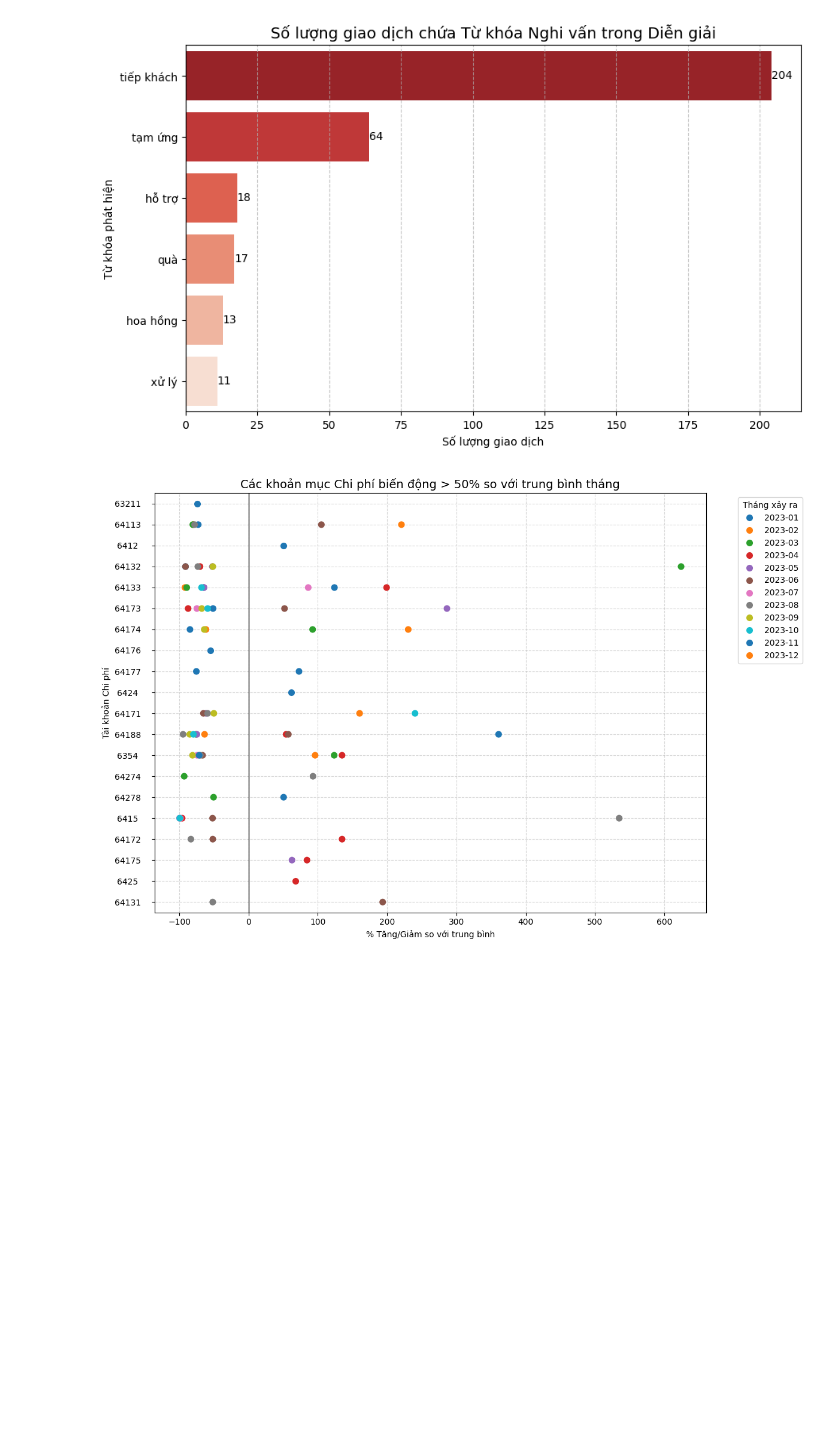
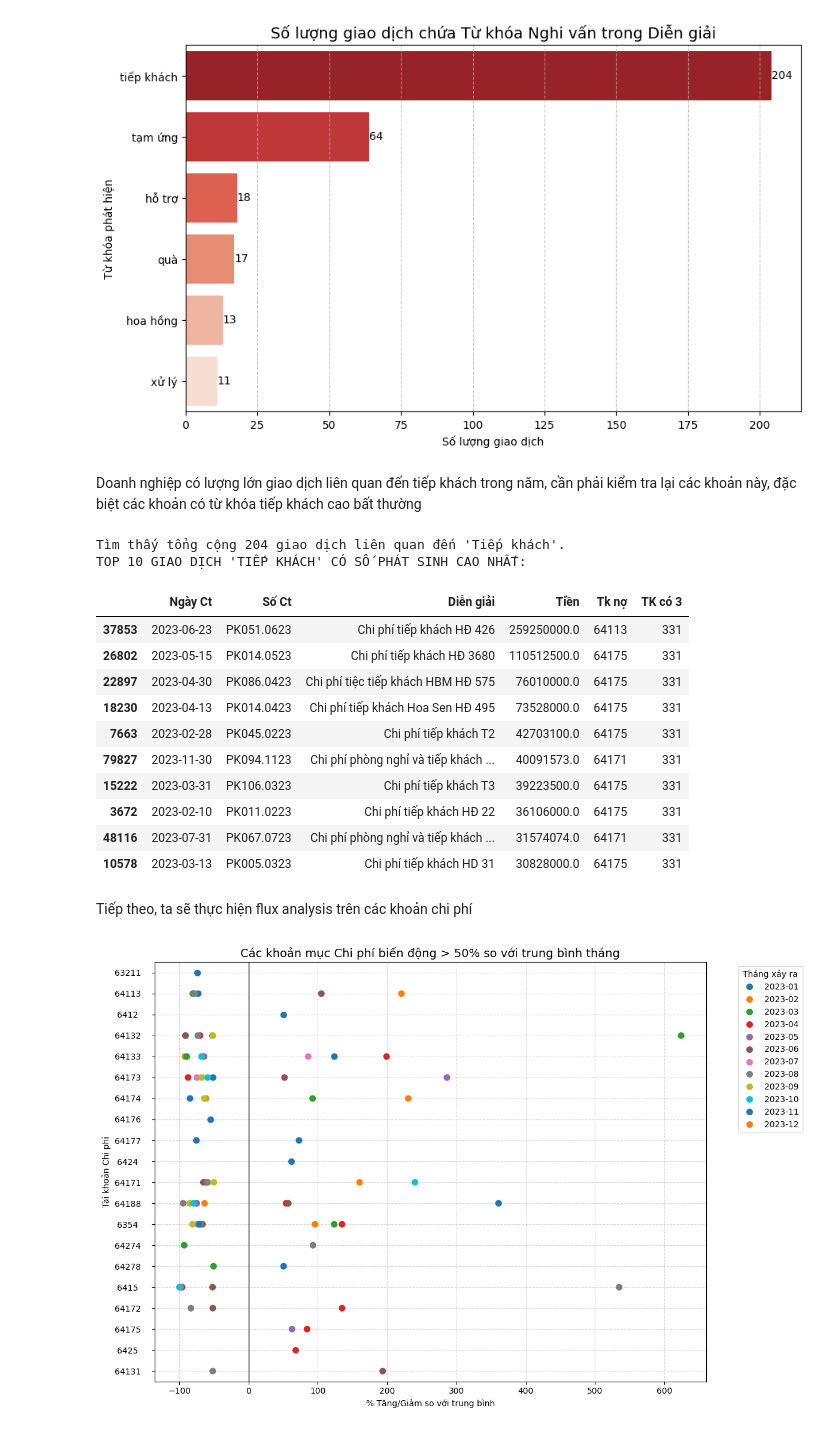
Before and after one commit to jstakiz/ENTERPRISE-FINANCIAL-ANOMALY-DETECTION, a Jupyter notebook: Codex.ipynb, the cells around one changed output. Saved outputs shown, nothing was run; the diff lists cells and outputs as text; code cells hidden in the pictures; blank space fills up the shorter version.

```diff
--- a/Codex.ipynb
+++ b/Codex.ipynb
@@ -353,6 +418,32 @@ Passing `palette` without assigning `hue` is deprecated and will be removed in v
 
   ax = sns.countplot(data=df_suspicious, y='Flag_TuKhoa',
 [figure]
+# %% [markdown]
+Doanh nghiệp có lượng lớn giao dịch liên quan đến tiếp khách trong năm, cần phải kiểm tra lại các khoản này, đặc biệt các khoản có từ khóa tiếp khách cao bất thường
+# %%
+#Filter transactions related to "Tiếp khách"
+df_tiep_khach = df_bkct[df_bkct['Diễn giải'].str.contains('Tiếp khách', case=False, na=False)]
+top_10_tiep_khach = df_tiep_khach.sort_values(by='Tiền', ascending=False).head(10)
+cols_to_view = ['Ngày Ct', 'Số Ct', 'Diễn giải', 'Tiền', 'Tk nợ', 'TK có 3']
+print(f"Tìm thấy tổng cộng {len(df_tiep_khach)} giao dịch liên quan đến 'Tiếp khách'.")
+print("TOP 10 GIAO DỊCH 'TIẾP KHÁCH' CÓ SỐ PHÁT SINH CAO NHẤT:")
+top_10_tiep_khach[cols_to_view]
+# %% [output]
+Tìm thấy tổng cộng 204 giao dịch liên quan đến 'Tiếp khách'.
+TOP 10 GIAO DỊCH 'TIẾP KHÁCH' CÓ SỐ PHÁT SINH CAO NHẤT:
+|  | Ngày Ct | Số Ct | Diễn giải | Tiền | Tk nợ | TK có 3 |
+| 37853 | 2023-06-23 | PK051.0623 | Chi phí tiếp khách HĐ 426 | 259250000.0 | 64113 | 331 |
+| 26802 | 2023-05-15 | PK014.0523 | Chi phí tiếp khách HĐ 3680 | 110512500.0 | 64175 | 331 |
+| 22897 | 2023-04-30 | PK086.0423 | Chi phí tiệc tiếp khách HBM HĐ 575 | 76010000.0 | 64175 | 331 |
+| 18230 | 2023-04-13 | PK014.0423 | Chi phí tiếp khách Hoa Sen HĐ 495 | 73528000.0 | 64175 | 331 |
+| 7663 | 2023-02-28 | PK045.0223 | Chi phí tiếp khách T2 | 42703100.0 | 64175 | 331 |
+| 79827 | 2023-11-30 | PK094.1123 | Chi phí phòng nghỉ và tiếp khách ... | 40091573.0 | 64171 | 331 |
+| 15222 | 2023-03-31 | PK106.0323 | Chi phí tiếp khách T3 | 39223500.0 | 64175 | 331 |
+| 3672 | 2023-02-10 | PK011.0223 | Chi phí tiếp khách HĐ 22 | 36106000.0 | 64175 | 331 |
+| 48116 | 2023-07-31 | PK067.0723 | Chi phí phòng nghỉ và tiếp khách ... | 31574074.0 | 64171 | 331 |
+| 10578 | 2023-03-13 | PK005.0323 | Chi phí tiếp khách HD 31 | 30828000.0 | 64175 | 331 |
+# %% [markdown]
+Tiếp theo, ta sẽ thực hiện flux analysis trên các khoản chi phí
 # %%
 #Flux analysis on Expense Accounts
 #Expense account (6xx account)
```
Also changed, not shown: parts of 21 cells of this notebook.
